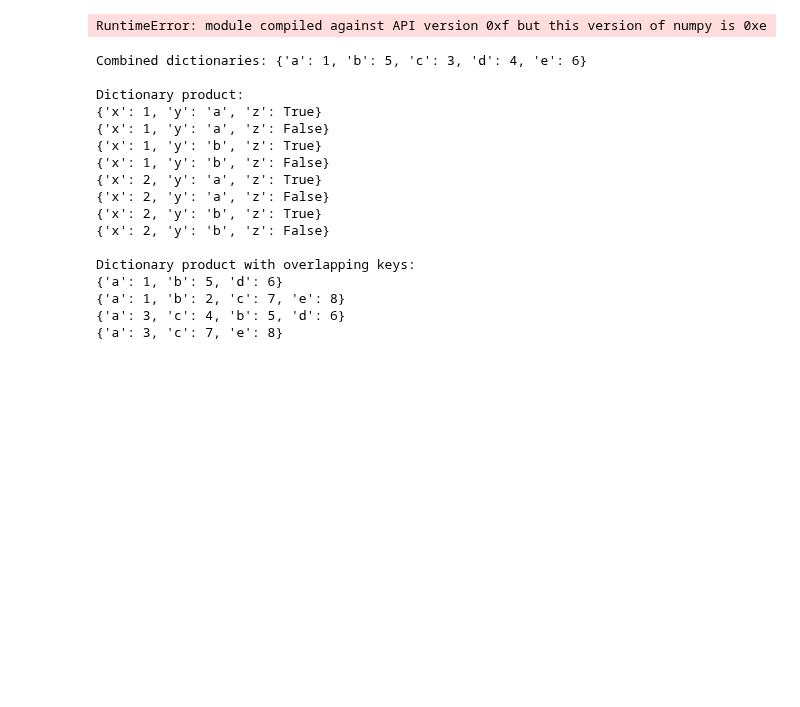
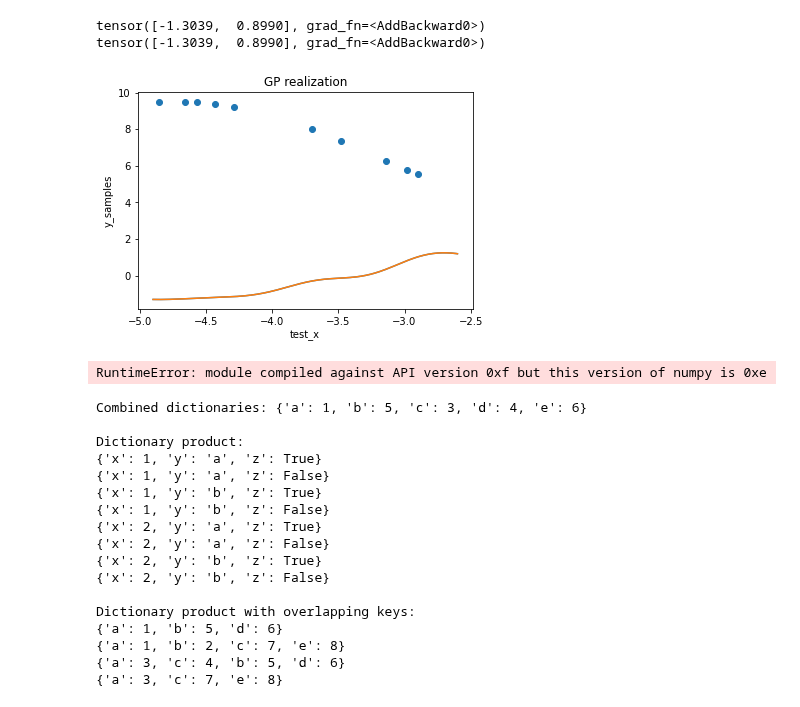
Before and after one commit to 71c/DeepBayesOpt, a Jupyter notebook: test_generate_gp_data.ipynb, the cells around one changed output. Saved outputs shown, nothing was run; the diff lists cells and outputs as text; code cells hidden in the pictures; blank space fills up the shorter version.

Commit message:
added random Fourier features and debugged

```diff
--- a/test_generate_gp_data.ipynb
+++ b/test_generate_gp_data.ipynb
@@ -30,3 +57,64 @@ from utils import get_uniform_randint_generator, loguniform_randint, get_logunif
+# %%
+import torch
+torch.set_default_dtype(torch.float64)
+from botorch.models.transforms.outcome import Standardize
+from botorch.models.transforms.input import Normalize
+from botorch.sampling.pathwise import draw_kernel_feature_paths
+from gpytorch.kernels import MaternKernel, RBFKernel, ScaleKernel
+from random_gp_function import RandomGPFunction
+from utils import get_gp
+import matplotlib.pyplot as plt
+
+
+dim = 1
+train_X = torch.rand(10, dim, dtype=torch.float64) * 2.3 - 4.9
+train_Y = torch.sin(train_X).sum(dim=1, keepdim=True) * 3.2 + 6.3
+model = get_gp(
+    dimension=dim,
+     # train_X, train_Y,
+     # covar_module=ScaleKernel(RBFKernel(ard_num_dims=dim)),
+    #  outcome_transform=Standardize(m=1),
+    #  input_transform=Normalize(d=dim),/
+     observation_noise=False)
+model.eval()
+# model.train_inputs = None
+# model.train_targets = None
+
+# print(model.covar_module.base_kernel.lengthscale)
+# model.initialize(**{'covar_module.base_kernel.lengthscale': 0.05})
+# model.covar_module.base_kernel.lengthscale = 0.1
+# print(model.covar_module.base_kernel.lengthscale)
+
+sample_path = draw_kernel_feature_paths(model, sample_shape=torch.Size(), num_features=4096)
+# sample_path = RandomGPFunction(model, observation_noise=False)
+
+test_x = torch.linspace(-4.9, -4.9+2.3, 200).unsqueeze(-1)
+test_y = sample_path(test_x).detach()
+plt.plot(test_x.squeeze(-1), test_y)
+
+print(sample_path(torch.tensor([[-4.9], [0.1]], dtype=torch.float64)))
+
+# model.initialize(**{'covar_module.base_kernel.lengthscale': 0.06})
+
+# print(sample_path(torch.tensor([[0.0, 0.0], [1.2, 3.4]], dtype=torch.float64)))
+# print(sample_path(torch.tensor([[1.2, 3.4]], dtype=torch.float64)))
+
+test_x = torch.linspace(-4.9, -4.9+2.3, 200).unsqueeze(-1)
+test_y = sample_path(test_x).detach()
+
+# print(sample_path(torch.tensor([[-4.9], [0.1]], dtype=torch.float64)))
+print(sample_path(torch.tensor([[-4.9+1e-4], [0.1]], dtype=torch.float64)))
+
+plt.plot(test_x.squeeze(-1), test_y)
+plt.scatter(train_X.squeeze(-1), train_Y.squeeze(-1))
+plt.xlabel('test_x')
+plt.ylabel('y_samples')
+plt.title('GP realization')
+plt.show()
+# %% [output]
+tensor([-1.3039,  0.8990], grad_fn=<AddBackward0>)
+tensor([-1.3039,  0.8990], grad_fn=<AddBackward0>)
+[figure, added]
 # %%
 from utils import dict_product, combine_dicts
 
```
Also changed, not shown: parts of 1 cell of this notebook, 3 other files.
